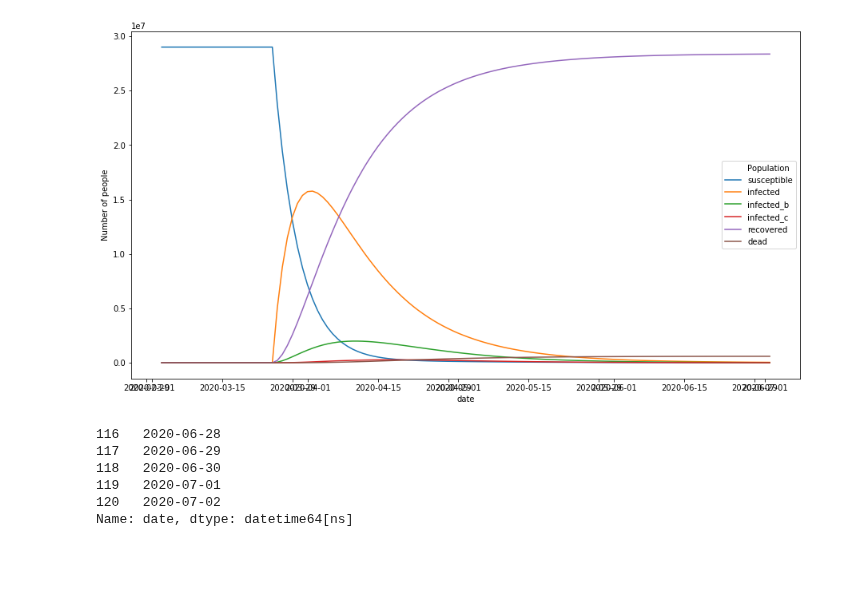
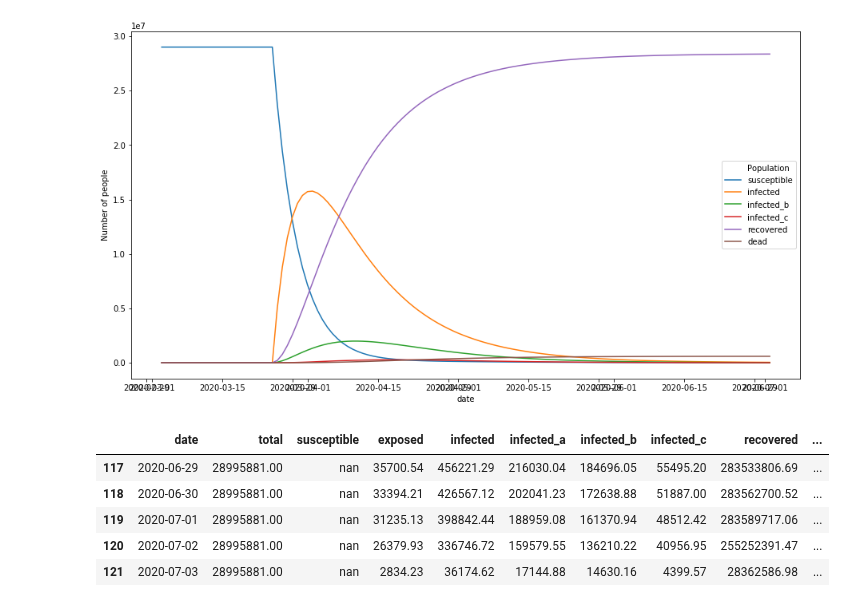
Before and after one commit to act-now-coalition/covid-data-model, a Jupyter notebook: seird_notebook_runtime.ipynb, the cells around one changed output. Cells and saved outputs as stored; diff of their text form; code cells hidden in the pictures; blank space fills up the shorter version.

```diff
--- a/seird_notebook_runtime.ipynb
+++ b/seird_notebook_runtime.ipynb
@@ -165,12 +210,12 @@ plot_df(harvard_df, chart_cols)
 # %% [output]
 <matplotlib.axes._subplots.AxesSubplot at 0x...>
 [figure]
-# %%
-test_df['date'].tail()
-# %% [output]
-116   2020-06-28
-117   2020-06-29
-118   2020-06-30
-119   2020-07-01
-120   2020-07-02
-Name: date, dtype: datetime64[ns]
+# %%
+params_df.tail()
+# %% [output]
+|  | date | total | susceptible | exposed | infected | infected_a | infected_b | infected_c | recovered | ... |
+| 117 | 2020-06-29 | 28995881.00 | nan | 35700.54 | 456221.29 | 216030.04 | 184696.05 | 55495.20 | 283533806.69 | ... |
+| 118 | 2020-06-30 | 28995881.00 | nan | 33394.21 | 426567.12 | 202041.23 | 172638.88 | 51887.00 | 283562700.52 | ... |
+| 119 | 2020-07-01 | 28995881.00 | nan | 31235.13 | 398842.44 | 188959.08 | 161370.94 | 48512.42 | 283589717.06 | ... |
+| 120 | 2020-07-02 | 28995881.00 | nan | 26379.93 | 336746.72 | 159579.55 | 136210.22 | 40956.95 | 255252391.47 | ... |
+| 121 | 2020-07-03 | 28995881.00 | nan | 2834.23 | 36174.62 | 17144.88 | 14630.16 | 4399.57 | 28362586.98 | ... |
```
Also changed, not shown: parts of 6 cells of this notebook, 1 other file.
